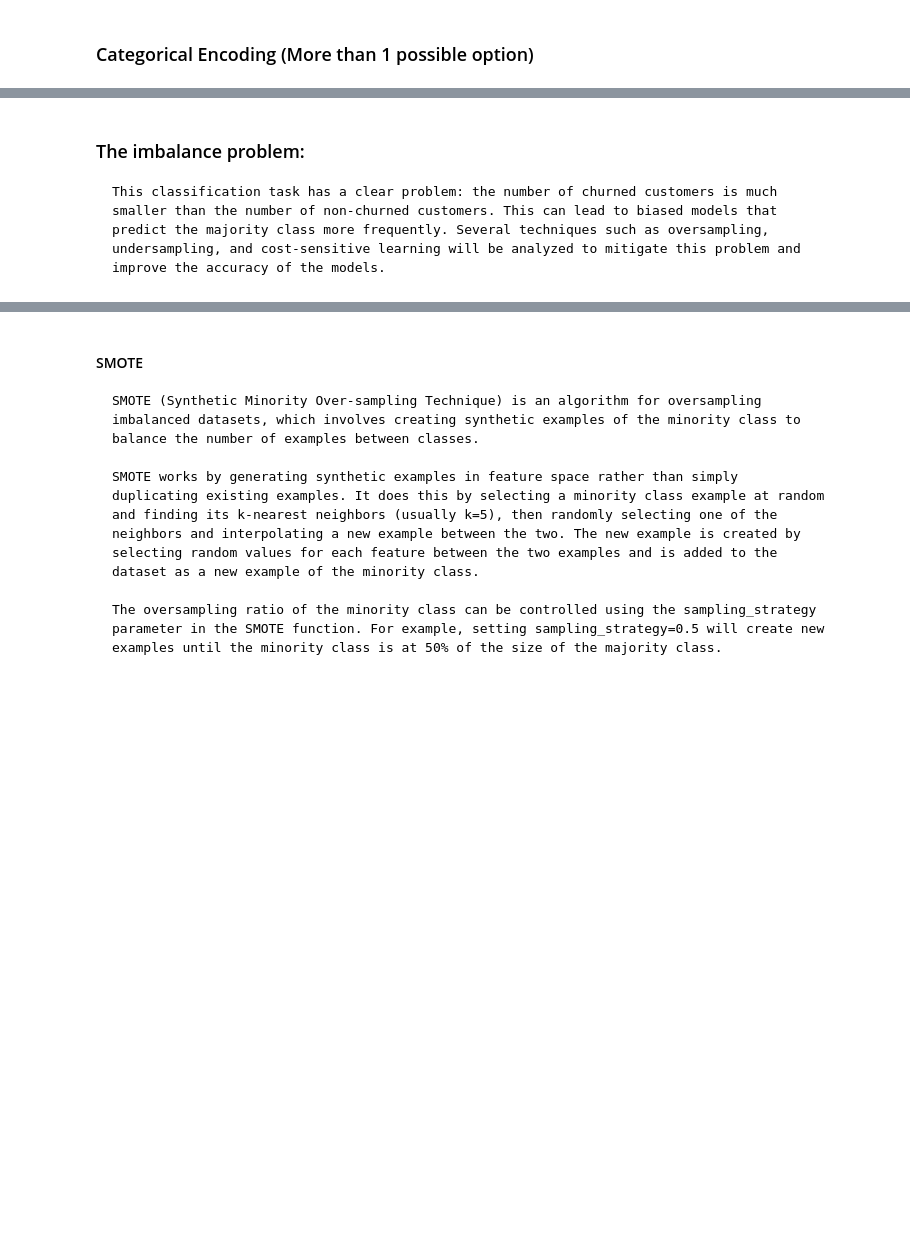
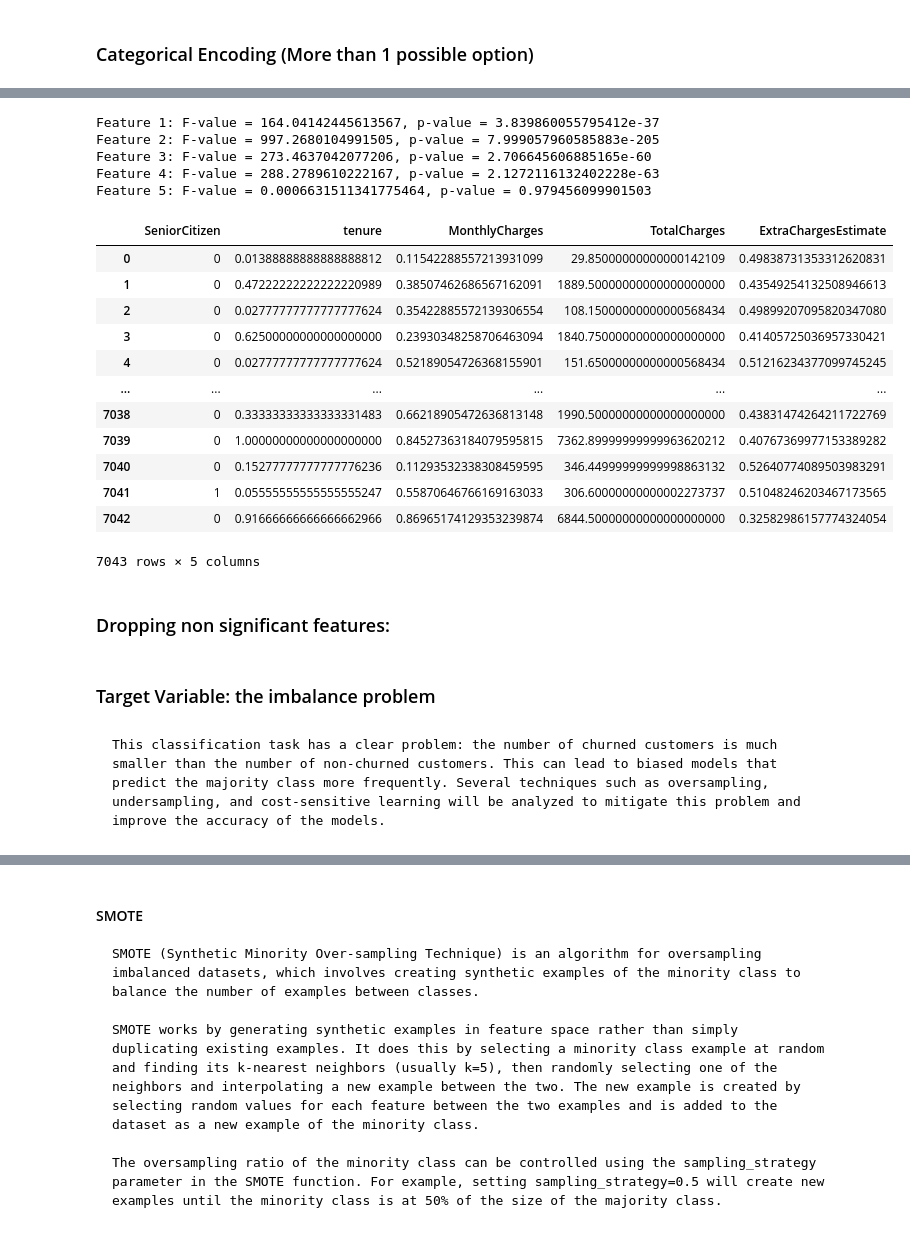
Before and after one commit to nb3110/telco_churn_project, a Jupyter notebook: notebook.ipynb, the cells around one changed output, grey strips where cells are left out. Saved outputs shown, nothing was run; the diff lists cells and outputs as text; code cells hidden in the pictures; blank space fills up the shorter version.

```diff
--- a/notebook.ipynb
+++ b/notebook.ipynb
@@ -378,0 +380,38 @@ df_num
+# %%
+from sklearn.feature_selection import f_classif
+
+
+# extract the numerical features and target
+X = df_num.loc[:, ~df_num.columns.isin(cat_cols)]  # Features
+y = df_num['Churn']  # Target variable
+
+# perform ANOVA using f_classif
+f_values, p_values = f_classif(X, y)
+
+# print the results
+for i in range(len(f_values)):
+    print(f"Feature {i+1}: F-value = {f_values[i]}, p-value = {p_values[i]}")
+# %% [output]
+Feature 1: F-value = 164.04142445613567, p-value = 3.839860055795412e-37
+Feature 2: F-value = 997.2680104991505, p-value = 7.999057960585883e-205
+Feature 3: F-value = 273.4637042077206, p-value = 2.706645606885165e-60
+Feature 4: F-value = 288.2789610222167, p-value = 2.1272116132402228e-63
+Feature 5: F-value = 0.0006631511341775464, p-value = 0.979456099901503
+# %%
+X
+# %% [output]
+|  | SeniorCitizen | tenure | MonthlyCharges | TotalCharges | ExtraChargesEstimate |
+| 0 | 0 | 0.01388888888888888812 | 0.11542288557213931099 | 29.85000000000000142109 | 0.49838731353312620831 |
+| 1 | 0 | 0.47222222222222220989 | 0.38507462686567162091 | 1889.50000000000000000000 | 0.43549254132508946613 |
+| 2 | 0 | 0.02777777777777777624 | 0.35422885572139306554 | 108.15000000000000568434 | 0.49899207095820347080 |
+| 3 | 0 | 0.62500000000000000000 | 0.23930348258706463094 | 1840.75000000000000000000 | 0.41405725036957330421 |
+| 4 | 0 | 0.02777777777777777624 | 0.52189054726368155901 | 151.65000000000000568434 | 0.51216234377099745245 |
+| ... | ... | ... | ... | ... | ... |
+| 7038 | 0 | 0.33333333333333331483 | 0.66218905472636813148 | 1990.50000000000000000000 | 0.43831474264211722769 |
+| 7039 | 0 | 1.00000000000000000000 | 0.84527363184079595815 | 7362.89999999999963620212 | 0.40767369977153389282 |
+| 7040 | 0 | 0.15277777777777776236 | 0.11293532338308459595 | 346.44999999999998863132 | 0.52640774089503983291 |
+| 7041 | 1 | 0.05555555555555555247 | 0.55870646766169163033 | 306.60000000000002273737 | 0.51048246203467173565 |
+| 7042 | 0 | 0.91666666666666662966 | 0.86965174129353239874 | 6844.50000000000000000000 | 0.32582986157774324054 |
+7043 rows × 5 columns
+# %% [markdown]
+### Dropping non significant features:
@@ -379,4 +420,4 @@ df_num
+# %% [markdown]
+### Target Variable: the imbalance problem
 # %% [markdown]
-### The imbalance problem:
-
     This classification task has a clear problem: the number of churned customers is much smaller than the number of non-churned customers. This can lead to biased models that predict the majority class more frequently. Several techniques such as oversampling, undersampling, and cost-sensitive learning will be analyzed to mitigate this problem and improve the accuracy of the models.
```
Also changed, not shown: parts of 130 cells of this notebook.
